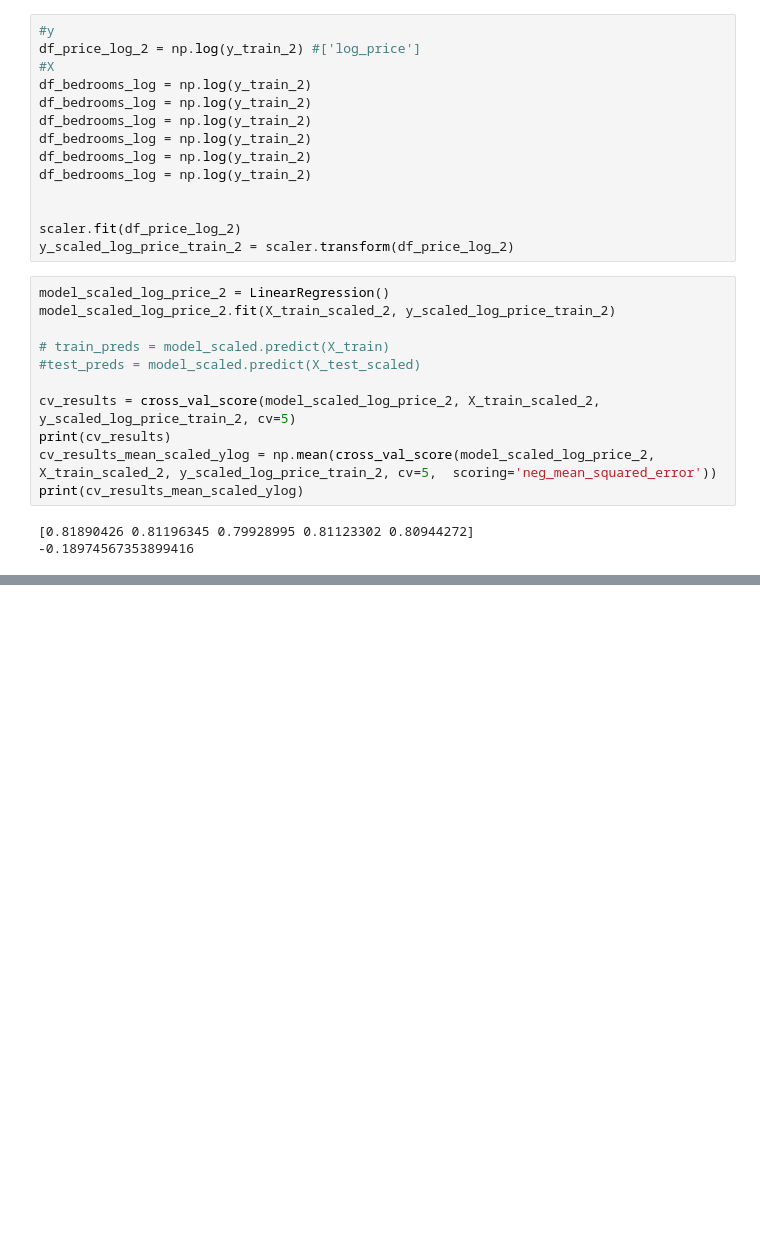
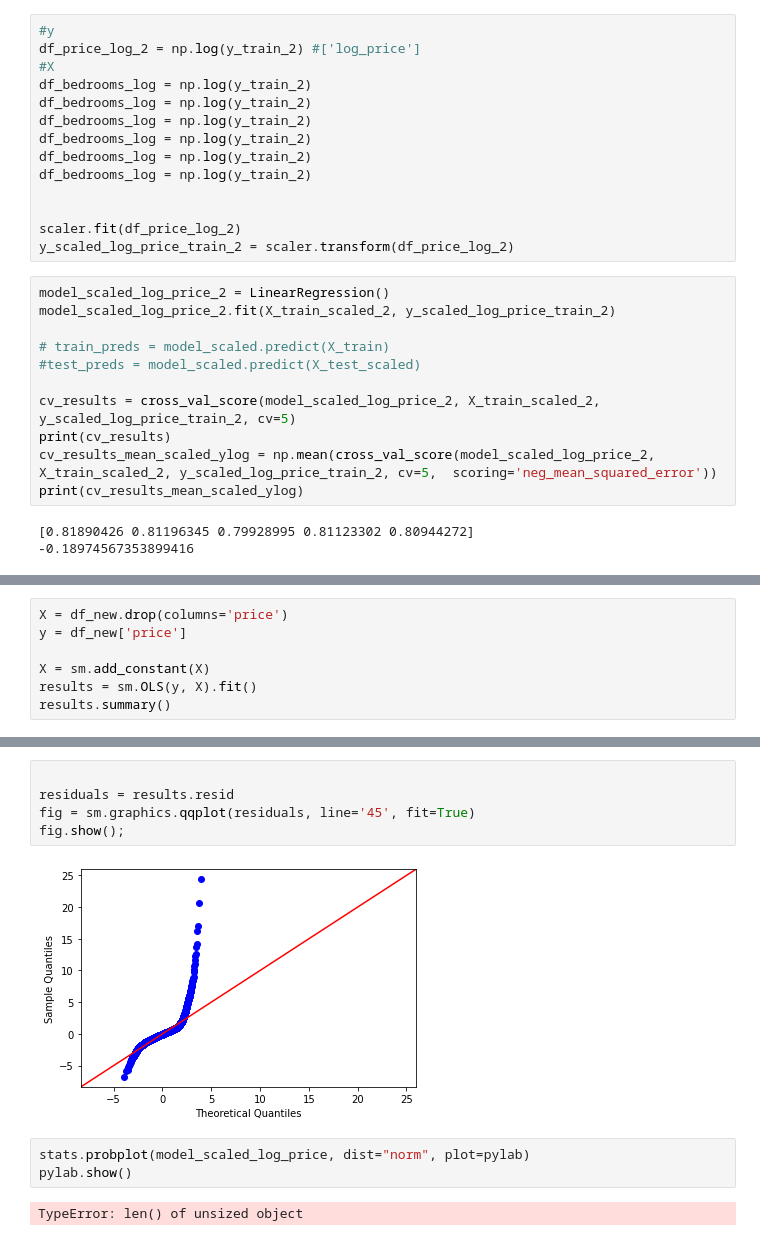
Before and after one commit to Somethingor/bsc-phase-two-project, a Jupyter notebook: notebooks/exploratory/member-2/MiddleGrades.ipynb, the cells around one changed output, grey strips where cells are left out. Saved outputs shown, nothing was run; the diff lists cells and outputs as text; blank space fills up the shorter version.

```diff
--- a/notebooks/exploratory/member-2/MiddleGrades.ipynb
+++ b/notebooks/exploratory/member-2/MiddleGrades.ipynb
@@ -433,0 +439,7 @@ print(cv_results_mean_scaled_ylog)
+# %%
+X = df_new.drop(columns='price')
+y = df_new['price']
+
+X = sm.add_constant(X)
+results = sm.OLS(y, X).fit()
+results.summary()
@@ -433,0 +481,12 @@ print(cv_results_mean_scaled_ylog)
+# %%
+
+residuals = results.resid
+fig = sm.graphics.qqplot(residuals, line='45', fit=True)
+fig.show();
+# %% [output]
+[figure, added]
+# %%
+stats.probplot(model_scaled_log_price, dist="norm", plot=pylab)
+pylab.show()
+# %% [output]
+TypeError: len() of unsized object
```
Also changed, not shown: parts of 4 cells of this notebook.
